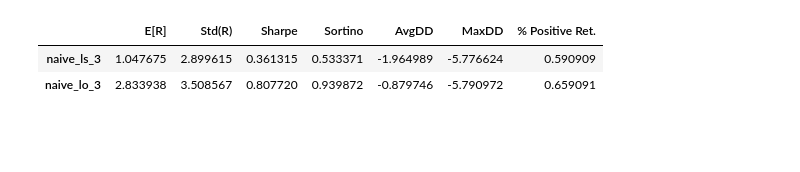
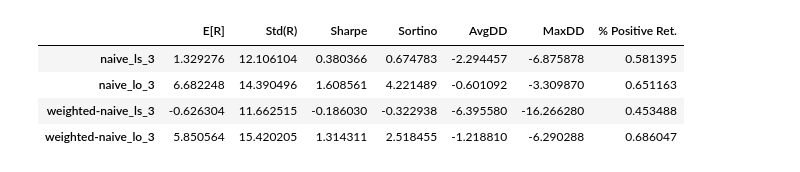
Before and after one commit to dcuoliveira/meta-learning-fin, a Jupyter notebook: src/portfolio_results.ipynb, the cells around one changed output. Cells and saved outputs as stored; diff of their text form; code cells hidden in the pictures; blank space fills up the shorter version.

```diff
--- a/src/portfolio_results.ipynb
+++ b/src/portfolio_results.ipynb
@@ -15,7 +15,7 @@ outputs_path = os.path.join(os.getcwd(), "data", "outputs")
 forecast_input = "wrds_etf_returns"
 memory_input = "fredmd_transf"
 vol_target = 0.15
-portfolio_methods = ["naive"]
+portfolio_methods = ["naive", "weighted-naive"]
 # %%
 # load memory data and preprocess
 memory_data = pd.read_csv(os.path.join(inputs_path, f'{memory_input}.csv'))
@@ -101,18 +111,13 @@ for model in all_portfolio_returns_df["models"].unique():
     plt.show()
 
     # add equal weight
-    equal_weight_cumm_returns = pd.DataFrame(returns.mean(axis=1), columns=["ew"])
-    spy_cumm_returns = pd.DataFrame(pd.DataFrame(returns['SPY'], columns=["SPY"]).sum(axis=1), columns=["spy"])
-    tmp_portfolio_cumm_returns = pd.DataFrame(tmp_portfolio_returns.sum(axis=1), columns=[model])
-    cumm_returns_plot = pd.concat([equal_weight_cumm_returns, spy_cumm_returns, tmp_portfolio_cumm_returns], axis=1)
-    (cumm_returns_plot + 1).cumprod().plot(figsize=(10, 6), title=f"Portfolio Cummulative Returns: Model = {model}")
+    vol_scale_ew = 10 / (returns.mean(axis=1).rolling(window=3).std() * 12 * 100)
+    equal_weight_cumm_returns = pd.DataFrame((returns.mean(axis=1) * vol_scale_ew).cumsum(), columns=["ew"])
+    vol_scale_model = 10 / (tmp_portfolio_returns.mean(axis=1).rolling(window=3).std() * 12 * 100)
+    tmp_portfolio_cumm_returns = pd.DataFrame((tmp_portfolio_returns.mean(axis=1) * vol_scale_model).cumsum(), columns=[model])
+    cumm_returns_plot = pd.concat([equal_weight_cumm_returns, tmp_portfolio_cumm_returns], axis=1)
+
+    cumm_returns_plot.plot(figsize=(10, 6), title=f"Portfolio Cummulative Returns: Model = {model}")
     plt.show()
-
-    # volatility scaling
-    portfolio_vol = (cumm_returns_plot.rolling(window=12).std() * np.sqrt(12)).shift(1)
-    cumm_returns_plot = (cumm_returns_plot * (vol_target / portfolio_vol)).dropna()
-
-    (cumm_returns_plot + 1).cumprod().plot(figsize=(10, 6), title=f"Portfolio Cummulative Returns (Volatility Scaling): Model = {model}, vol_target = {vol_target}")
-    plt.show()
 # %% [output]
 [figure]
@@ -124,18 +131,21 @@ for model in all_portfolio_returns_df["models"].unique():
 # %%
 all_summary_statistics = []
 for model in all_portfolio_returns_df["models"].unique():
     tmp_portfolio_returns = all_portfolio_returns_df[all_portfolio_returns_df["models"] == model]
     tmp_portfolio_returns = tmp_portfolio_returns.drop("models", axis=1).pivot_table(index="date", columns="variable", values="value")
 
-    tensor_tmp_portfolio_returns = torch.tensor(tmp_portfolio_returns.mean(axis=1).values)
+    vol_scale = 10 / (tmp_portfolio_returns.mean(axis=1).rolling(window=3).std() * 12 * 100)
+    tensor_tmp_portfolio_returns = torch.tensor((tmp_portfolio_returns.mean(axis=1) * vol_scale).dropna().values)
     summary_statistics = compute_summary_statistics(tensor_tmp_portfolio_returns)
     summary_statistics = pd.DataFrame([summary_statistics], index=[model])
 
     all_summary_statistics.append(summary_statistics)
 all_summary_statistics_df = pd.concat(all_summary_statistics)
 
 all_summary_statistics_df
 # %% [output]
 |  | E[R] | Std(R) | Sharpe | Sortino | AvgDD | MaxDD | % Positive Ret. |
-| naive_ls_3 | 1.047675 | 2.899615 | 0.361315 | 0.533371 | -1.964989 | -5.776624 | 0.590909 |
-| naive_lo_3 | 2.833938 | 3.508567 | 0.807720 | 0.939872 | -0.879746 | -5.790972 | 0.659091 |
+| naive_ls_3 | 1.329276 | 12.106104 | 0.380366 | 0.674783 | -2.294457 | -6.875878 | 0.581395 |
+| naive_lo_3 | 6.682248 | 14.390496 | 1.608561 | 4.221489 | -0.601092 | -3.309870 | 0.651163 |
+| weighted-naive_ls_3 | -0.626304 | 11.662515 | -0.186030 | -0.322938 | -6.395580 | -16.266280 | 0.453488 |
+| weighted-naive_lo_3 | 5.850564 | 15.420205 | 1.314311 | 2.518455 | -1.218810 | -6.290288 | 0.686047 |
```
Also changed, not shown: parts of 4 cells of this notebook.
